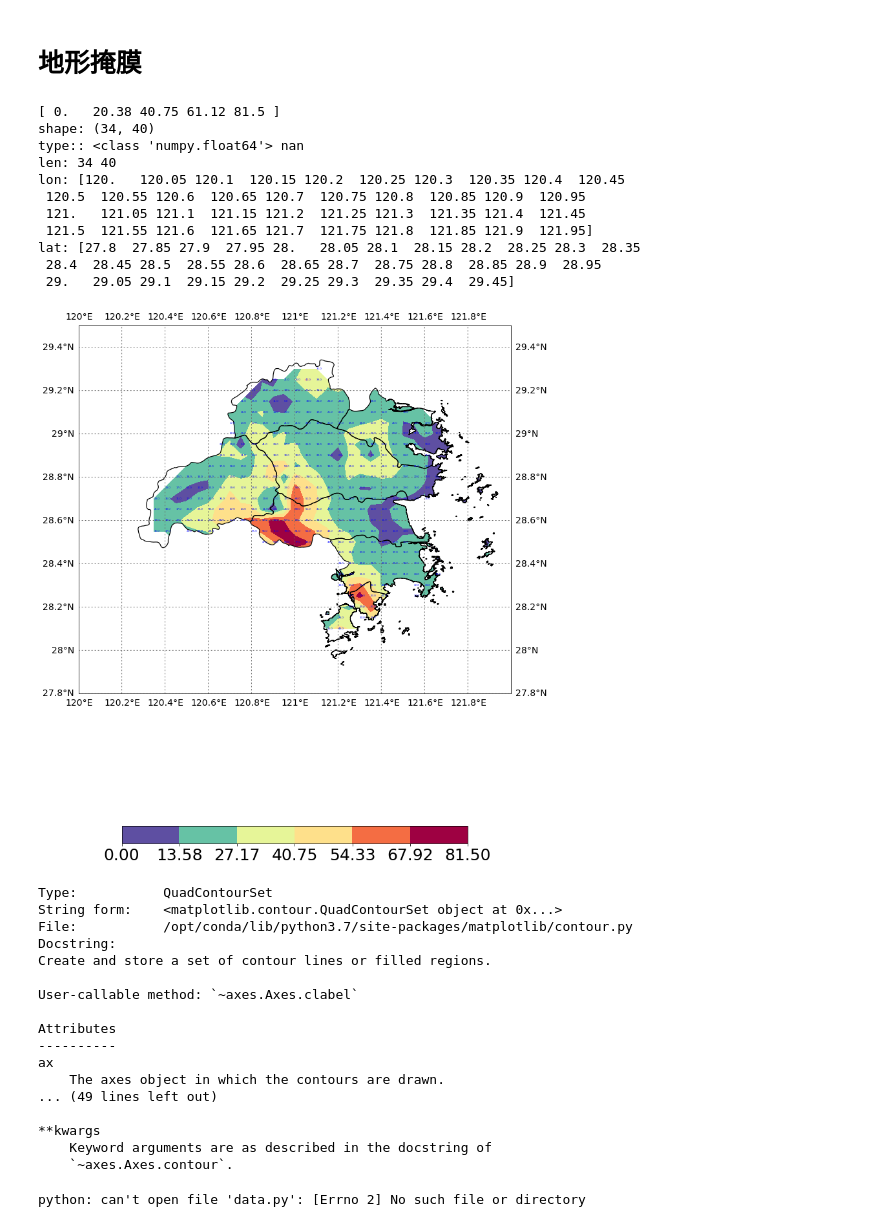
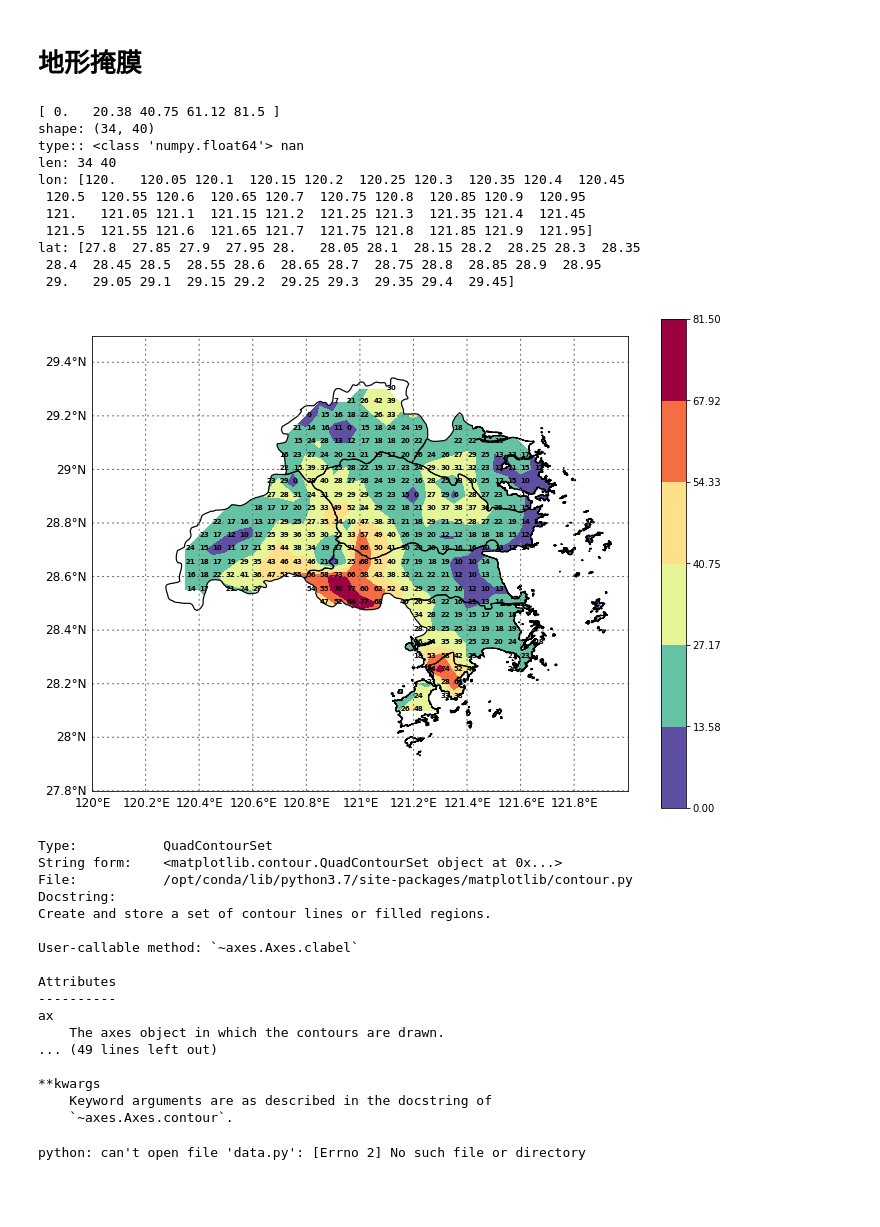
Before and after one commit to liyuan3970/3DVAR_retrive_radar_wind_from_typhoon1909, a Jupyter notebook: notebooks/降水强度插值成智能网格模式.ipynb, the cells around one changed output. Drawn from its saved outputs; the diff is of its cells as text; code cells hidden in the pictures; blank space fills up the shorter version.

Commit message:
data

```diff
--- a/notebooks/降水强度插值成智能网格模式.ipynb
+++ b/notebooks/降水强度插值成智能网格模式.ipynb
@@ -296,9 +296,9 @@ m = Basemap(llcrnrlon=120.0,
 
 # 设置colorbar
 cbar_kwargs = {
-'orientation': 'horizontal',
+#'orientation': 'horizontal',
 # 'label': 'Potential',
-'shrink': 0.8,
+'shrink': 0.5,
 }
 
 
@@ -311,9 +311,9 @@ m.readshapefile(filepath+'taizhou','taizhou',color='k',linewidth=1.2)
 
 parallels = np.arange(27.8,29.5,0.2)
 # labels = [left,right,top,bottom]
-m.drawparallels(parallels,labels=[True,True,True,True],color='dimgrey',dashes=[2, 3],fontsize= 14)  # ha= 'right'
+m.drawparallels(parallels,labels=[True,False,True,False],color='dimgrey',dashes=[2, 3],fontsize= 12)  # ha= 'right'
 meridians = np.arange(120.0,122.0,0.2)
-m.drawmeridians(meridians,labels=[True,True,True,True],color='dimgrey',dashes=[2, 3],fontsize= 14)
+m.drawmeridians(meridians,labels=[False,True,False,True],color='dimgrey',dashes=[2, 3],fontsize= 12)
 # plt.rcParams.update({'font.size':25})
 
 print("shape:",data_xr.shape)
@@ -328,35 +328,36 @@ print("lat:",data_xr.lat.data)
 #     for j in range(len_lat-1):
 #         y0 = round(27.8+j*0.05,2)
 #         x0 = round(120.0+i*0.05,2)
 # #         print("66666",x0,y0,i,j)
 #         if not isnan(data_xr.data[j,i]):
 #             plt.text(x0,y0,str(round(data_xr.data[j,i],0)),fontsize= 4 ,color ="blue")
 
 for i in range(len_lon-1):
     for j in range(len_lat-1):
         y0 = round(27.8+j*0.05,2)
         x0 = round(120.0+i*0.05,2)
 #         print("66666",x0,y0,i,j)
         if not isnan(awash_da.data[j,i]):
-            plt.text(x0,y0,str(round(awash_da.data[j,i],0)),fontsize= 4 ,color ="blue")
+            plt.text(x0,y0,str(int(awash_da.data[j,i])),fontsize= 7,fontweight = 800 ,color ="black")
+            #plt.text(x0,y0,str(round(awash_da.data[j,i],1)),fontsize= 8 ,color ="blue")
 basemask(cs, ax, m, filepath+'taizhou')
 
 
 
 plt.savefig("test.svg")
 # %% [output]
 [ 0.   20.38 40.75 61.12 81.5 ]
 shape: (34, 40)
 type:: <class 'numpy.float64'> nan
 len: 34 40
 lon: [120.   120.05 120.1  120.15 120.2  120.25 120.3  120.35 120.4  120.45
  120.5  120.55 120.6  120.65 120.7  120.75 120.8  120.85 120.9  120.95
  121.   121.05 121.1  121.15 121.2  121.25 121.3  121.35 121.4  121.45
  121.5  121.55 121.6  121.65 121.7  121.75 121.8  121.85 121.9  121.95]
 lat: [27.8  27.85 27.9  27.95 28.   28.05 28.1  28.15 28.2  28.25 28.3  28.35
  28.4  28.45 28.5  28.55 28.6  28.65 28.7  28.75 28.8  28.85 28.9  28.95
  29.   29.05 29.1  29.15 29.2  29.25 29.3  29.35 29.4  29.45]
-[figure, old version]
+[figure, new version]
 Type:           QuadContourSet
 String form:    <matplotlib.contour.QuadContourSet object at 0x...>
 File:           /opt/conda/lib/python3.7/site-packages/matplotlib/contour.py
```
Also changed, not shown: parts of 10 cells of this notebook, 4 other files.
